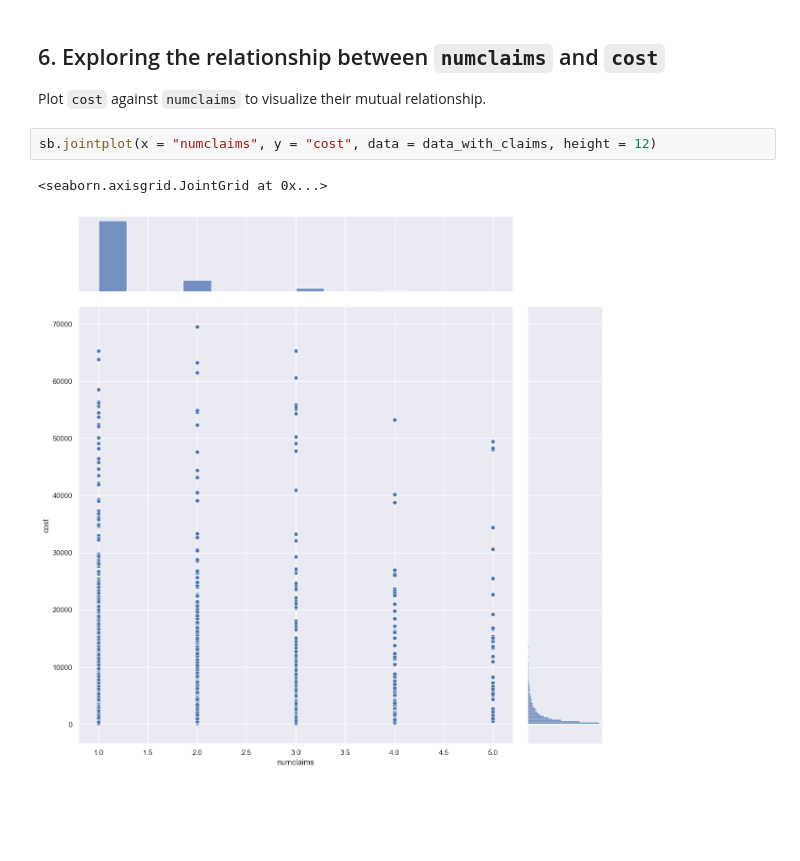
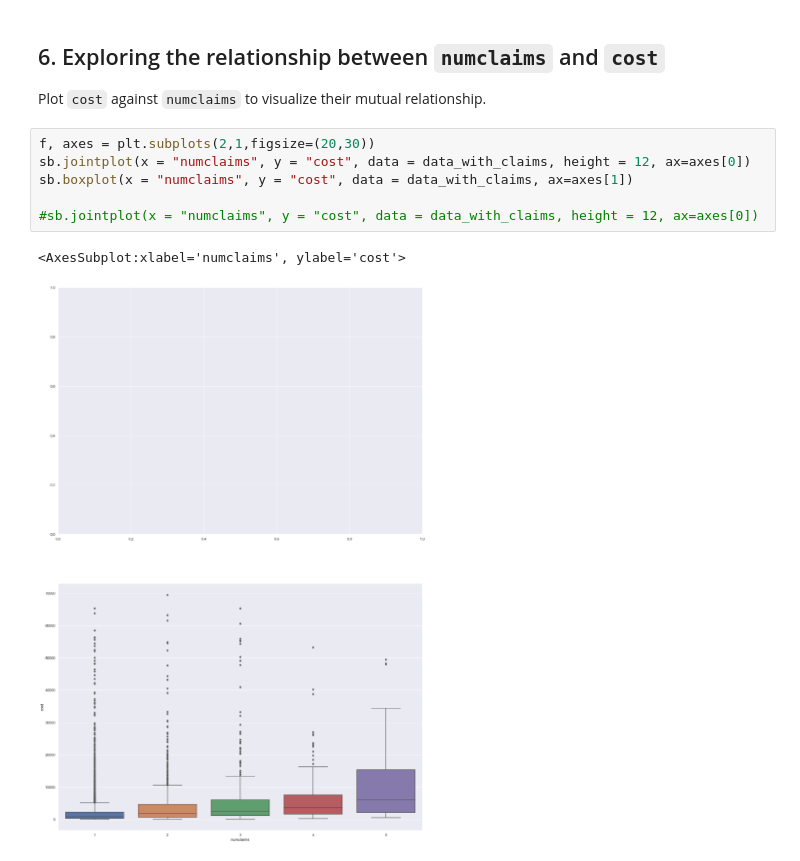
Before and after one commit to nataliecje/SC1015-vehicle-analysis, a Jupyter notebook: ben-eda-edited.ipynb, the cells around one changed output. Drawn from its saved outputs; the diff is of its cells as text; blank space fills up the shorter version.

```diff
--- a/ben-eda-edited.ipynb
+++ b/ben-eda-edited.ipynb
@@ -222,7 +259,11 @@ sb.jointplot(x = "traffic", y = "cost", data = data_with_claims, height = 12)
 ## 6. Exploring the relationship between `numclaims` and `cost`
 Plot `cost` against `numclaims` to visualize their mutual relationship.
 # %%
-sb.jointplot(x = "numclaims", y = "cost", data = data_with_claims, height = 12)
+f, axes = plt.subplots(2,1,figsize=(20,30))
+sb.jointplot(x = "numclaims", y = "cost", data = data_with_claims, height = 12, ax=axes[0])
+sb.boxplot(x = "numclaims", y = "cost", data = data_with_claims, ax=axes[1])
+
+#sb.jointplot(x = "numclaims", y = "cost", data = data_with_claims, height = 12, ax=axes[0])
 # %% [output]
-<seaborn.axisgrid.JointGrid at 0x...>
+<AxesSubplot:xlabel='numclaims', ylabel='cost'>
-[figure, old version]
+[figure, new version]
```
Also changed, not shown: parts of 9 cells of this notebook.
